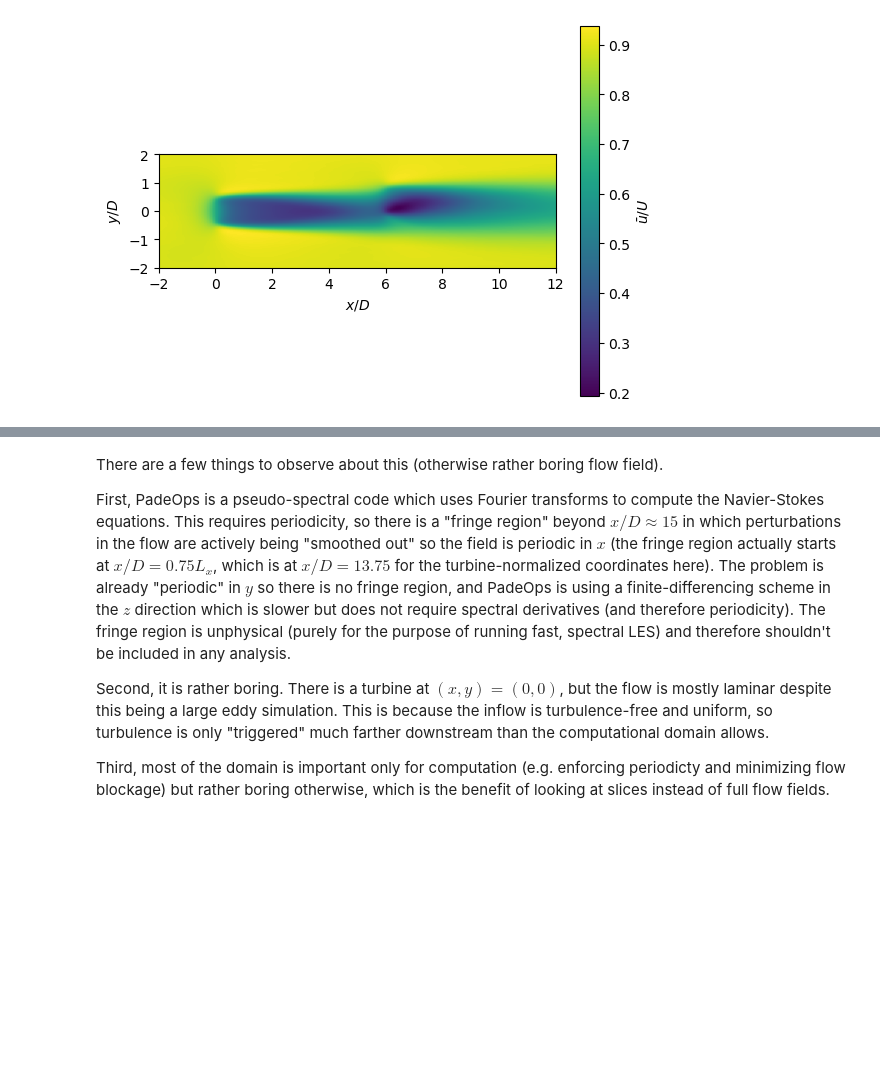
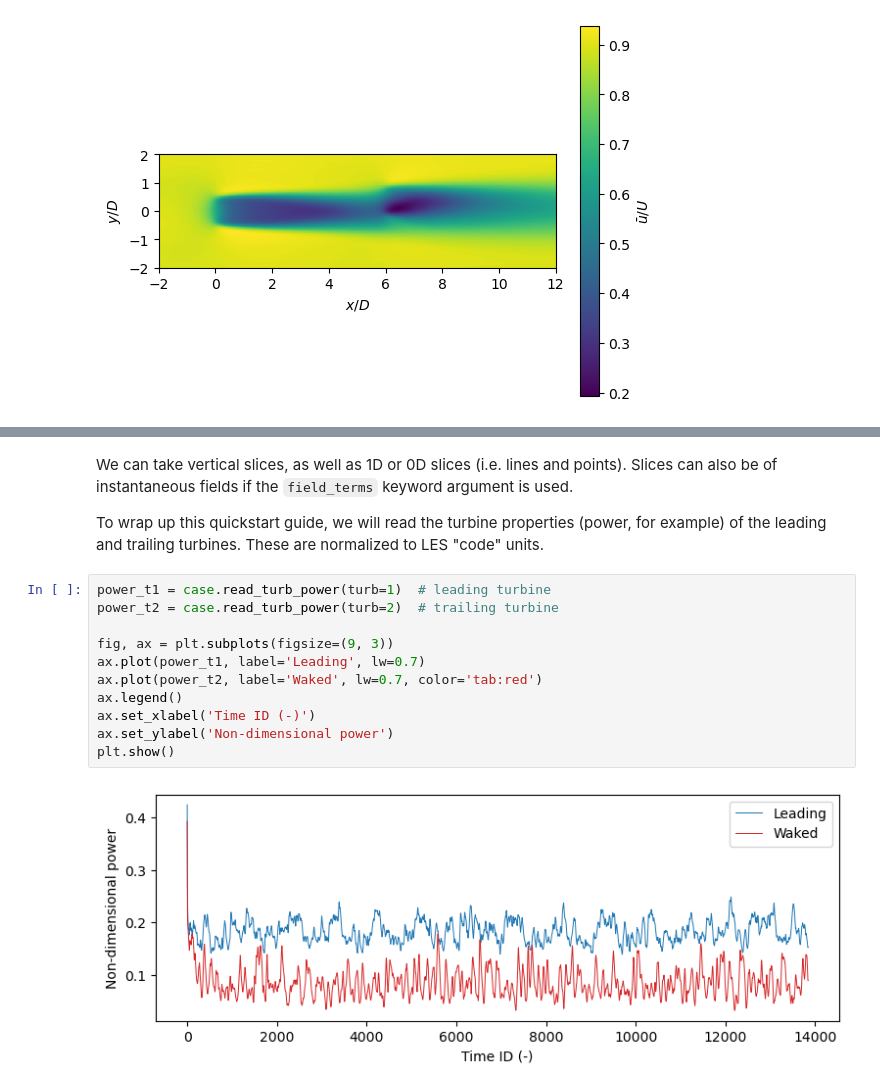
Before and after one commit to duddlshin/padeopsIO, a Jupyter notebook: examples/padeopsIO_quickstart.ipynb, the cells around one changed output, grey strips where cells are left out. Cells and saved outputs as stored; diff of their text form; blank space fills up the shorter version.

Commit message:
Updated quickstart

```diff
--- a/examples/padeopsIO_quickstart.ipynb
+++ b/examples/padeopsIO_quickstart.ipynb
@@ -136,8 +127,17 @@ TypeError: Invalid shape (1, 81, 141) for image data
-# %% [markdown]
-There are a few things to observe about this (otherwise rather boring flow field).
-
-First, PadeOps is a pseudo-spectral code which uses Fourier transforms to compute the Navier-Stokes equations. This requires periodicity, so there is a "fringe region" beyond $x/D \approx 15$ in which perturbations in the flow are actively being "smoothed out" so the field is periodic in $x$ (the fringe region actually starts at $x/D = 0.75L_x$, which is at $x/D = 13.75$ for the turbine-normalized coordinates here). The problem is already "periodic" in $y$ so there is no fringe region, and PadeOps is using a finite-differencing scheme in the $z$ direction which is slower but does not require spectral derivatives (and therefore periodicity). The fringe region is unphysical (purely for the purpose of running fast, spectral LES) and therefore shouldn't be included in any analysis.
-
-Second, it is rather boring. There is a turbine at $(x, y) = (0, 0)$, but the flow is mostly laminar despite this being a large eddy simulation. This is because the inflow is turbulence-free and uniform, so turbulence is only "triggered" much farther downstream than the computational domain allows.
-
-Third, most of the domain is important only for computation (e.g. enforcing periodicty and minimizing flow blockage) but rather boring otherwise, which is the benefit of looking at slices instead of full flow fields.
+# %% [markdown]
+We can take vertical slices, as well as 1D or 0D slices (i.e. lines and points). Slices can also be of instantaneous fields if the `field_terms` keyword argument is used.
+
+To wrap up this quickstart guide, we will read the turbine properties (power, for example) of the leading and trailing turbines. These are normalized to LES "code" units.
+# %%
+power_t1 = case.read_turb_power(turb=1)  # leading turbine
+power_t2 = case.read_turb_power(turb=2)  # trailing turbine
+
+fig, ax = plt.subplots(figsize=(9, 3))
+ax.plot(power_t1, label='Leading', lw=0.7)
+ax.plot(power_t2, label='Waked', lw=0.7, color='tab:red')
+ax.legend()
+ax.set_xlabel('Time ID (-)')
+ax.set_ylabel('Non-dimensional power')
+plt.show()
+# %% [output]
+[figure, added]
```
Also changed, not shown: parts of 3 cells of this notebook.
